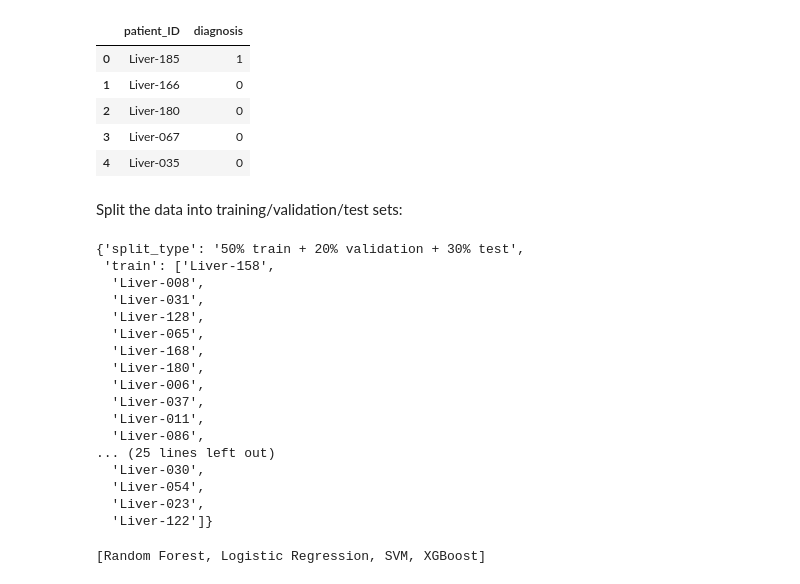
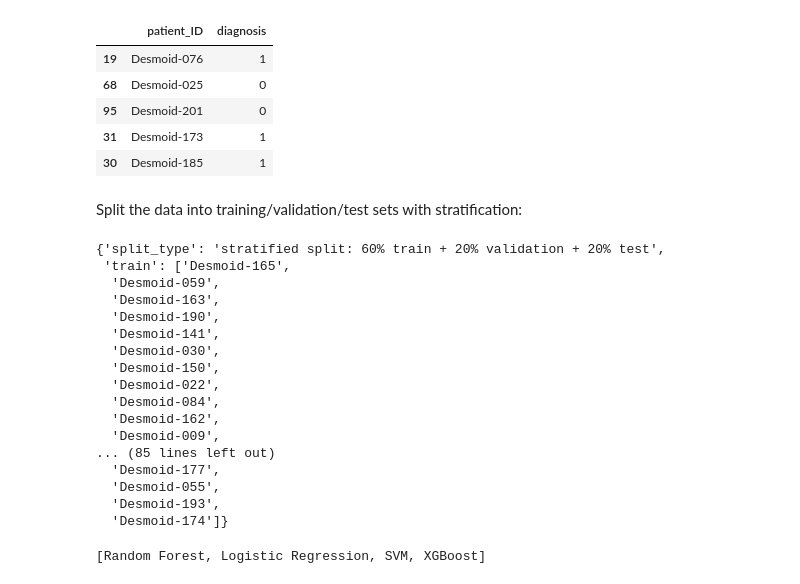
Before and after one commit to pwoznicki/AutoRadiomics, a Jupyter notebook: examples/example_WORC.ipynb, the cells around one changed output. Saved outputs shown, nothing was run; the diff lists cells and outputs as text; code cells hidden in the pictures.

Commit message:
fix example notebook to use Desmoid dataset

```diff
--- a/examples/example_WORC.ipynb
+++ b/examples/example_WORC.ipynb
@@ -86,14 +102,14 @@ feature_df.head()
 5 rows × 1055 columns
 # %%
 label_df = pd.read_csv(data_dir / "labels.csv")
-label_df.head()
+label_df.sample(5)
 # %% [output]
 |  | patient_ID | diagnosis |
-| 0 | Liver-185 | 1 |
-| 1 | Liver-166 | 0 |
-| 2 | Liver-180 | 0 |
-| 3 | Liver-067 | 0 |
-| 4 | Liver-035 | 0 |
+| 19 | Desmoid-076 | 1 |
+| 68 | Desmoid-025 | 0 |
+| 95 | Desmoid-201 | 0 |
+| 31 | Desmoid-173 | 1 |
+| 30 | Desmoid-185 | 1 |
 # %%
 from autorad.data.dataset import FeatureDataset
 
@@ -105,31 +121,28 @@ feature_dataset = FeatureDataset(
     ID_colname="ID"
 )
 # %% [markdown]
-Split the data into training/validation/test sets:
+Split the data into training/validation/test sets with stratification:
 # %%
 splits_path = result_dir / "splits.json"
-feature_dataset.split(method="train_val_test",
-        save_path=splits_path,
-        test_size=0.3,
-    )
+feature_dataset.split(method="train_val_test", save_path=splits_path)
 # %% [output]
-{'split_type': '50% train + 20% validation + 30% test',
- 'train': ['Liver-158',
-  'Liver-008',
-  'Liver-031',
-  'Liver-128',
-  'Liver-065',
-  'Liver-168',
-  'Liver-180',
-  'Liver-006',
-  'Liver-037',
-  'Liver-011',
-  'Liver-086',
-... (25 lines left out)
-  'Liver-030',
-  'Liver-054',
-  'Liver-023',
-  'Liver-122']}
+{'split_type': 'stratified split: 60% train + 20% validation + 20% test',
+ 'train': ['Desmoid-165',
+  'Desmoid-059',
+  'Desmoid-163',
+  'Desmoid-190',
+  'Desmoid-141',
+  'Desmoid-030',
+  'Desmoid-150',
+  'Desmoid-022',
+  'Desmoid-084',
+  'Desmoid-162',
+  'Desmoid-009',
+... (85 lines left out)
+  'Desmoid-177',
+  'Desmoid-055',
+  'Desmoid-193',
+  'Desmoid-174']}
 # %%
 from autorad.training.trainer import Trainer
 from autorad.models.classifier import MLClassifier
```
Also changed, not shown: parts of 11 cells of this notebook, 5 other files.
